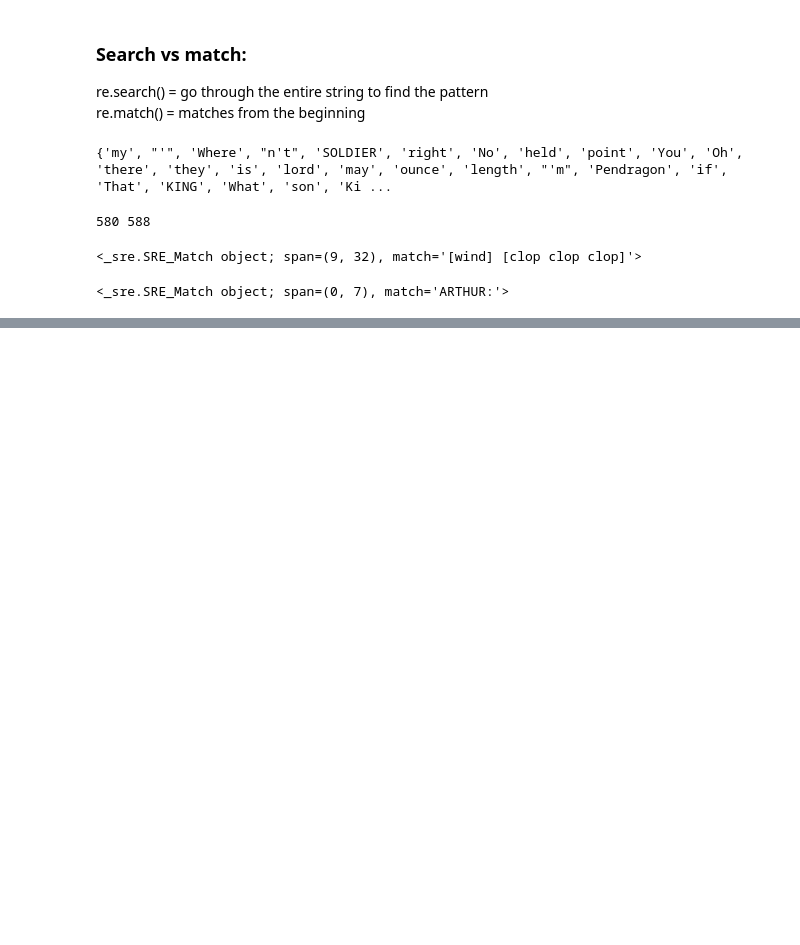
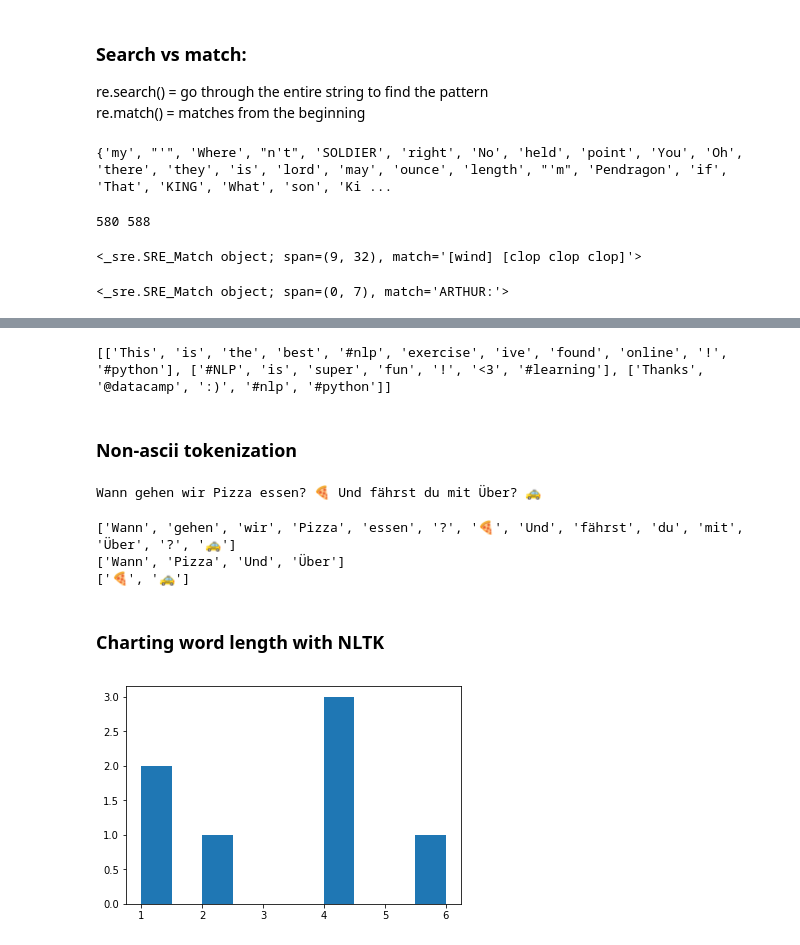
Before and after one commit to bsamanvitha/nlp-courses, a Jupyter notebook: 1_regularExpressionAndTokenization.ipynb, the cells around one changed output, grey strips where cells are left out. Cells and saved outputs as stored; diff of their text form; code cells hidden in the pictures; blank space fills up the shorter version.

```diff
--- a/1_regularExpressionAndTokenization.ipynb
+++ b/1_regularExpressionAndTokenization.ipynb
@@ -117,0 +146,41 @@ print(re.match(pattern2, sentences[3]))
+# %%
+# Use the TweetTokenizer to tokenize all tweets into one list
+tknzr = TweetTokenizer()
+all_tokens = [tknzr.tokenize(t) for t in tweets]
+print(all_tokens)
+# %% [output]
+[['This', 'is', 'the', 'best', '#nlp', 'exercise', 'ive', 'found', 'online', '!', '#python'], ['#NLP', 'is', 'super', 'fun', '!', '<3', '#learning'], ['Thanks', '@datacamp', ':)', '#nlp', '#python']]
+# %% [markdown]
+### Non-ascii tokenization
+# %%
+german_text = 'Wann gehen wir Pizza essen? 🍕 Und fährst du mit Über? 🚕'
+print (german_text)
+# %% [output]
+Wann gehen wir Pizza essen? 🍕 Und fährst du mit Über? 🚕
+# %%
+# Tokenize and print all words in german_text
+all_words = word_tokenize(german_text)
+print(all_words)
+
+# Tokenize and print only capital words
+capital_words = r"[A-Z|Ü]\w+"
+print(regexp_tokenize(german_text, capital_words))
+
+# Tokenize and print only emoji
+emoji = "['\U0001F300-\U0001F5FF'|'\U0001F600-\U0001F64F'|'\U0001F680-\U0001F6FF'|'\u2600-\u26FF\u2700-\u27BF']"
+print(regexp_tokenize(german_text, emoji))
+# %% [output]
+['Wann', 'gehen', 'wir', 'Pizza', 'essen', '?', '🍕', 'Und', 'fährst', 'du', 'mit', 'Über', '?', '🚕']
+['Wann', 'Pizza', 'Und', 'Über']
+['🍕', '🚕']
+# %% [markdown]
+### Charting word length with NLTK
+# %%
+from matplotlib import pyplot as plt
+from nltk.tokenize import word_tokenize
+words = word_tokenize("This is a pretty cool tool!")
+word_lengths = [len(w) for w in words]
+plt.hist(word_lengths)
+plt.show()
+# %% [output]
+[figure, added]
```
Also changed, not shown: parts of 8 cells of this notebook.
